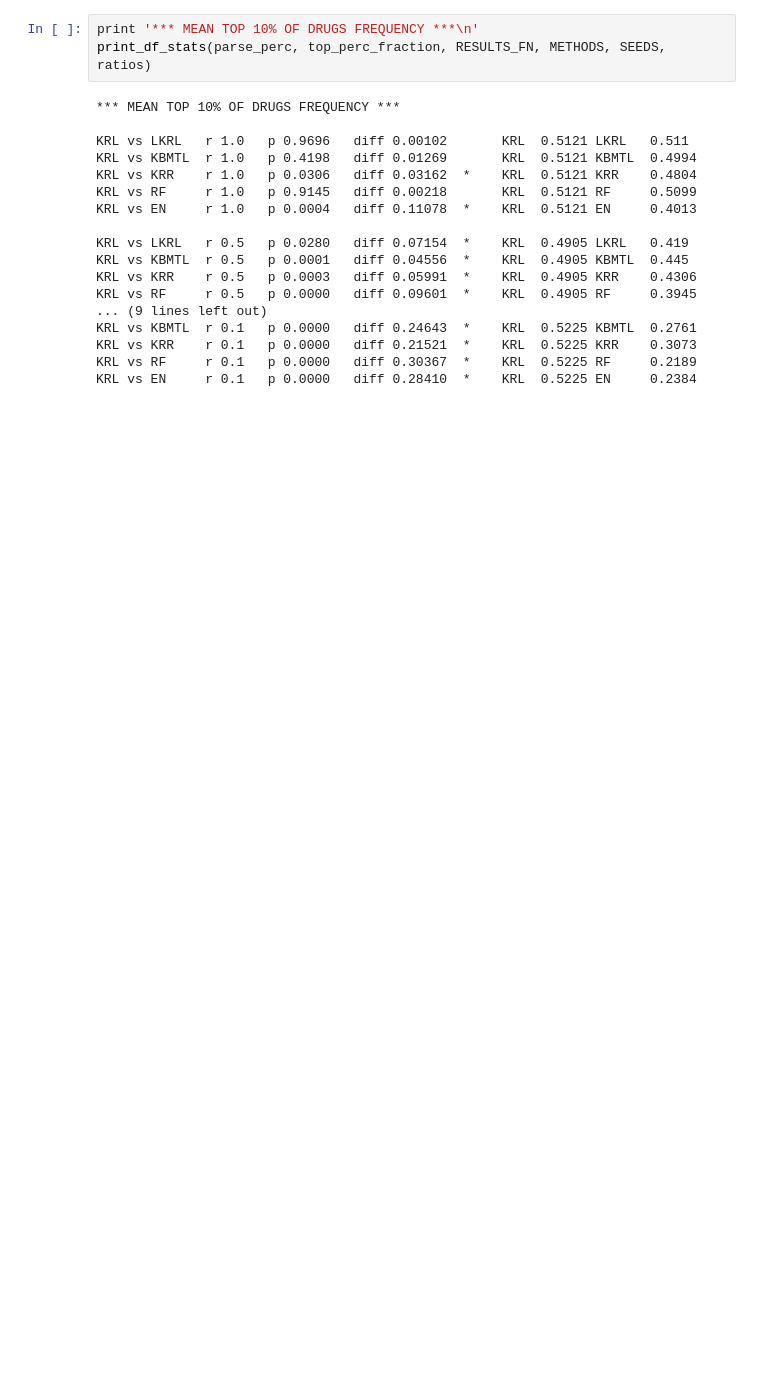
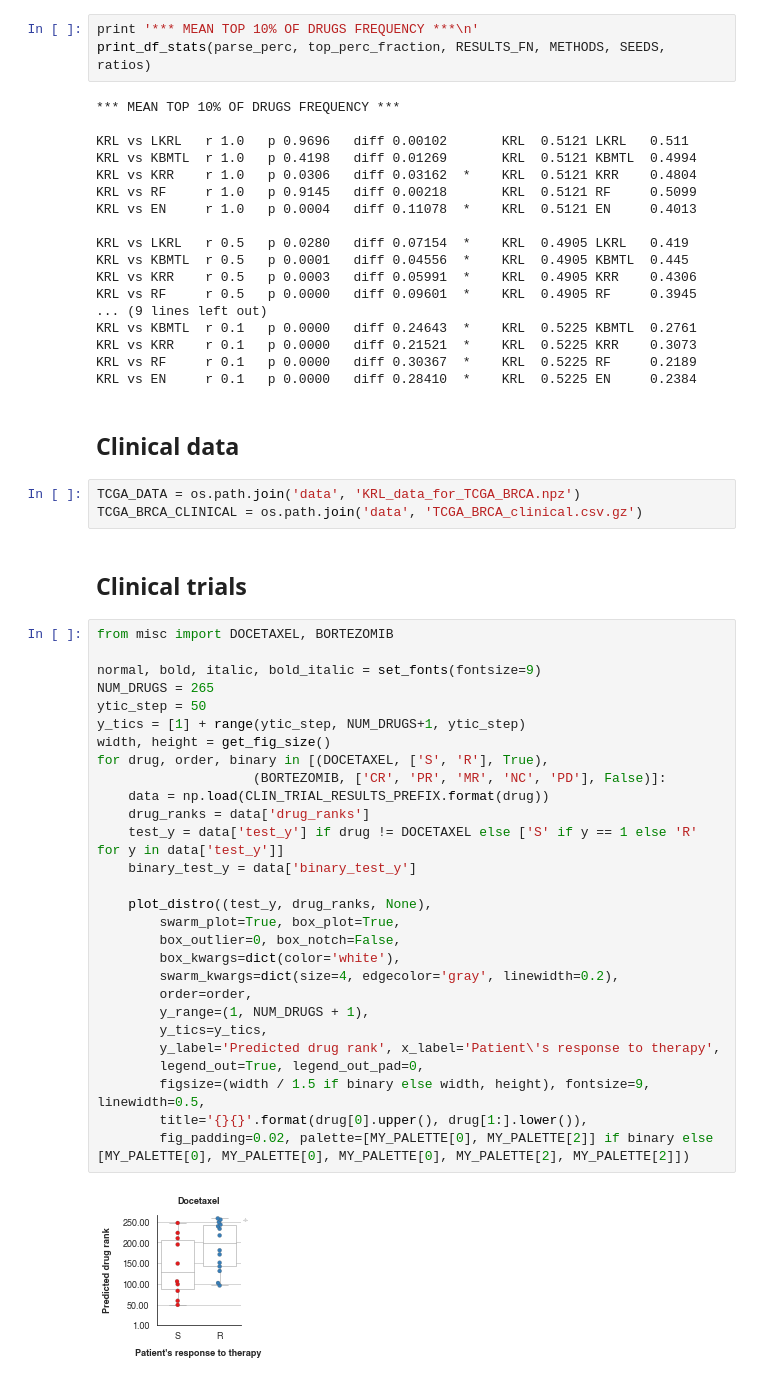
Before and after one commit to BorgwardtLab/Kernelized-Rank-Learning, a Jupyter notebook: plots.ipynb, the cells around one changed output. Saved outputs shown, nothing was run; the diff lists cells and outputs as text; blank space fills up the shorter version.

```diff
--- a/plots.ipynb
+++ b/plots.ipynb
@@ -618,3 +627,40 @@ KRL vs KBMTL  r 0.1   p 0.0000   diff 0.24643  *    KRL  0.5225 KBMTL  0.2761
 KRL vs KRR    r 0.1   p 0.0000   diff 0.21521  *    KRL  0.5225 KRR    0.3073
 KRL vs RF     r 0.1   p 0.0000   diff 0.30367  *    KRL  0.5225 RF     0.2189
 KRL vs EN     r 0.1   p 0.0000   diff 0.28410  *    KRL  0.5225 EN     0.2384
+# %% [markdown]
+## Clinical data
+# %%
+TCGA_DATA = os.path.join('data', 'KRL_data_for_TCGA_BRCA.npz')
+TCGA_BRCA_CLINICAL = os.path.join('data', 'TCGA_BRCA_clinical.csv.gz')
+# %% [markdown]
+## Clinical trials
+# %%
+from misc import DOCETAXEL, BORTEZOMIB
+
+normal, bold, italic, bold_italic = set_fonts(fontsize=9)
+NUM_DRUGS = 265
+ytic_step = 50
+y_tics = [1] + range(ytic_step, NUM_DRUGS+1, ytic_step)
+width, height = get_fig_size()
+for drug, order, binary in [(DOCETAXEL, ['S', 'R'], True),
+                    (BORTEZOMIB, ['CR', 'PR', 'MR', 'NC', 'PD'], False)]:
+    data = np.load(CLIN_TRIAL_RESULTS_PREFIX.format(drug))
+    drug_ranks = data['drug_ranks']
+    test_y = data['test_y'] if drug != DOCETAXEL else ['S' if y == 1 else 'R' for y in data['test_y']]
+    binary_test_y = data['binary_test_y']
+
+    plot_distro((test_y, drug_ranks, None),
+        swarm_plot=True, box_plot=True,
+        box_outlier=0, box_notch=False,
+        box_kwargs=dict(color='white'),
+        swarm_kwargs=dict(size=4, edgecolor='gray', linewidth=0.2),
+        order=order,
+        y_range=(1, NUM_DRUGS + 1),
+        y_tics=y_tics,
+        y_label='Predicted drug rank', x_label='Patient\'s response to therapy',
+        legend_out=True, legend_out_pad=0,
+        figsize=(width / 1.5 if binary else width, height), fontsize=9, linewidth=0.5,
+        title='{}{}'.format(drug[0].upper(), drug[1:].lower()),
+        fig_padding=0.02, palette=[MY_PALETTE[0], MY_PALETTE[2]] if binary else [MY_PALETTE[0], MY_PALETTE[0], MY_PALETTE[0], MY_PALETTE[2], MY_PALETTE[2]])
+# %% [output]
+[figure, added]
```
Also changed, not shown: parts of 12 cells of this notebook, 14 other files.
